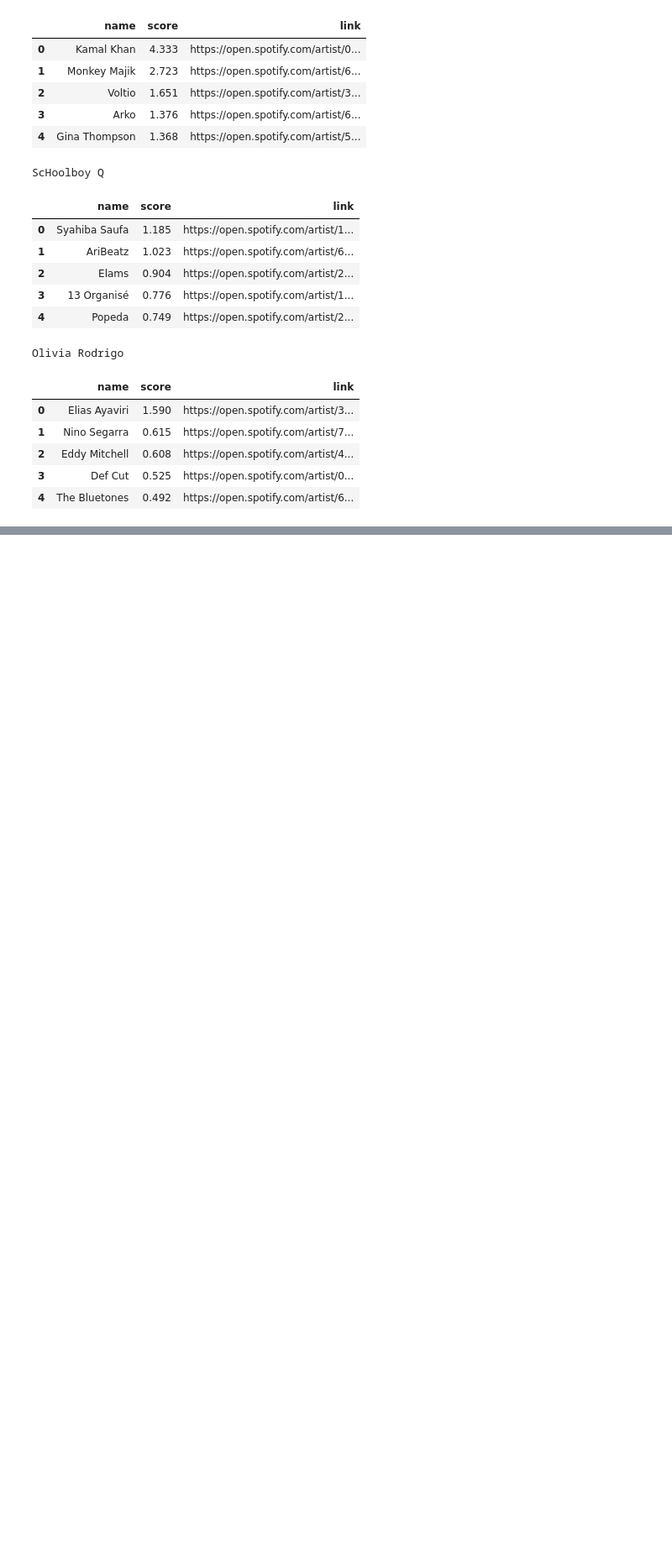
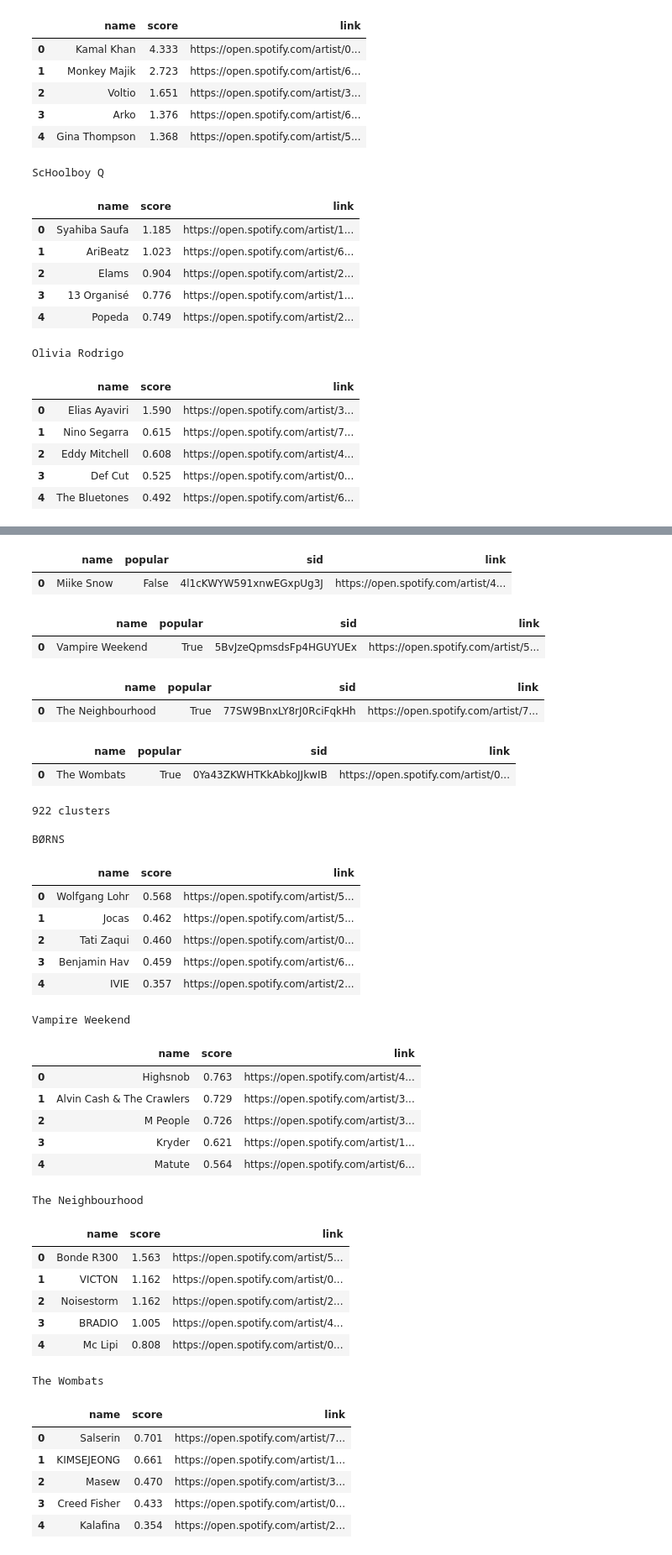
Before and after one commit to TylerJang27/Twitifynd, a Jupyter notebook: Survey Results.ipynb, the cells around one changed output, grey strips where cells are left out. Shown: that part at 84% size. Saved outputs shown, nothing was run; the diff lists cells and outputs as text; code cells hidden in the pictures; blank space fills up the shorter version.

```diff
--- a/Survey Results.ipynb
+++ b/Survey Results.ipynb
@@ -201,0 +209,55 @@ Olivia Rodrigo
+# %%
+f4.s_name_find('Miike Snow')
+# %% [output]
+|  | name | popular | sid | link |
+| 0 | Miike Snow | False | 4l1cKWYW591xnwEGxpUg3J | https://open.spotify.com/artist/4... |
+# %%
+f4.s_name_find('Vampire Weekend')
+# %% [output]
+|  | name | popular | sid | link |
+| 0 | Vampire Weekend | True | 5BvJzeQpmsdsFp4HGUYUEx | https://open.spotify.com/artist/5... |
+# %%
+f4.s_name_find('The Neighbourhood')
+# %% [output]
+|  | name | popular | sid | link |
+| 0 | The Neighbourhood | True | 77SW9BnxLY8rJ0RciFqkHh | https://open.spotify.com/artist/7... |
+# %%
+f4.s_name_find('The Wombats')
+# %% [output]
+|  | name | popular | sid | link |
+| 0 | The Wombats | True | 0Ya43ZKWHTKkAbkoJJkwIB | https://open.spotify.com/artist/0... |
+# %%
+# Borns, Vampire Weekend, The Neighbourhood, The Wombats
+display_recs(['1KP6TWI40m7p3QBTU6u2xo', '5BvJzeQpmsdsFp4HGUYUEx', '77SW9BnxLY8rJ0RciFqkHh',
+             '0Ya43ZKWHTKkAbkoJJkwIB'], artists_per_cluster)
+# %% [output]
+922 clusters
+
+BØRNS
+|  | name | score | link |
+| 0 | Wolfgang Lohr | 0.568 | https://open.spotify.com/artist/5... |
+| 1 | Jocas | 0.462 | https://open.spotify.com/artist/5... |
+| 2 | Tati Zaqui | 0.460 | https://open.spotify.com/artist/0... |
+| 3 | Benjamin Hav | 0.459 | https://open.spotify.com/artist/6... |
+| 4 | IVIE | 0.357 | https://open.spotify.com/artist/2... |
+Vampire Weekend
+|  | name | score | link |
+| 0 | Highsnob | 0.763 | https://open.spotify.com/artist/4... |
+| 1 | Alvin Cash & The Crawlers | 0.729 | https://open.spotify.com/artist/3... |
+| 2 | M People | 0.726 | https://open.spotify.com/artist/3... |
+| 3 | Kryder | 0.621 | https://open.spotify.com/artist/1... |
+| 4 | Matute | 0.564 | https://open.spotify.com/artist/6... |
+The Neighbourhood
+|  | name | score | link |
+| 0 | Bonde R300 | 1.563 | https://open.spotify.com/artist/5... |
+| 1 | VICTON | 1.162 | https://open.spotify.com/artist/0... |
+| 2 | Noisestorm | 1.162 | https://open.spotify.com/artist/2... |
+| 3 | BRADIO | 1.005 | https://open.spotify.com/artist/4... |
+| 4 | Mc Lipi | 0.808 | https://open.spotify.com/artist/0... |
+The Wombats
+|  | name | score | link |
+| 0 | Salserin | 0.701 | https://open.spotify.com/artist/7... |
+| 1 | KIMSEJEONG | 0.661 | https://open.spotify.com/artist/1... |
+| 2 | Masew | 0.470 | https://open.spotify.com/artist/3... |
+| 3 | Creed Fisher | 0.433 | https://open.spotify.com/artist/0... |
+| 4 | Kalafina | 0.354 | https://open.spotify.com/artist/2... |
```
Also changed, not shown: parts of 17 cells of this notebook.
